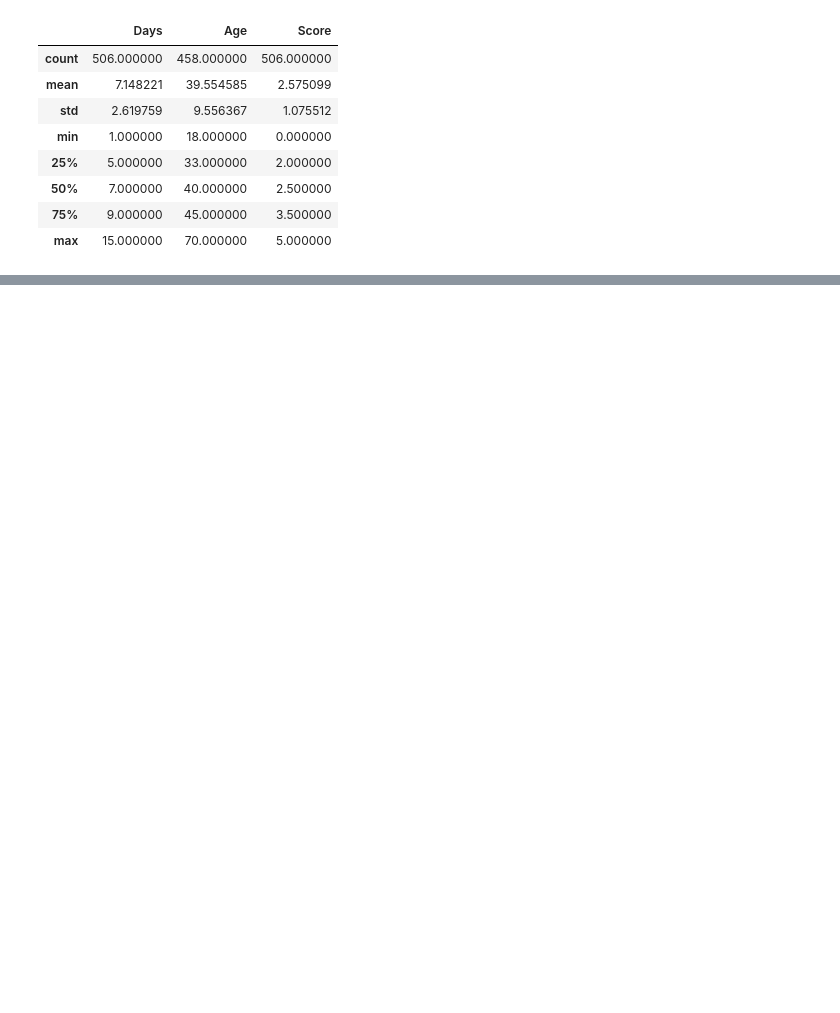
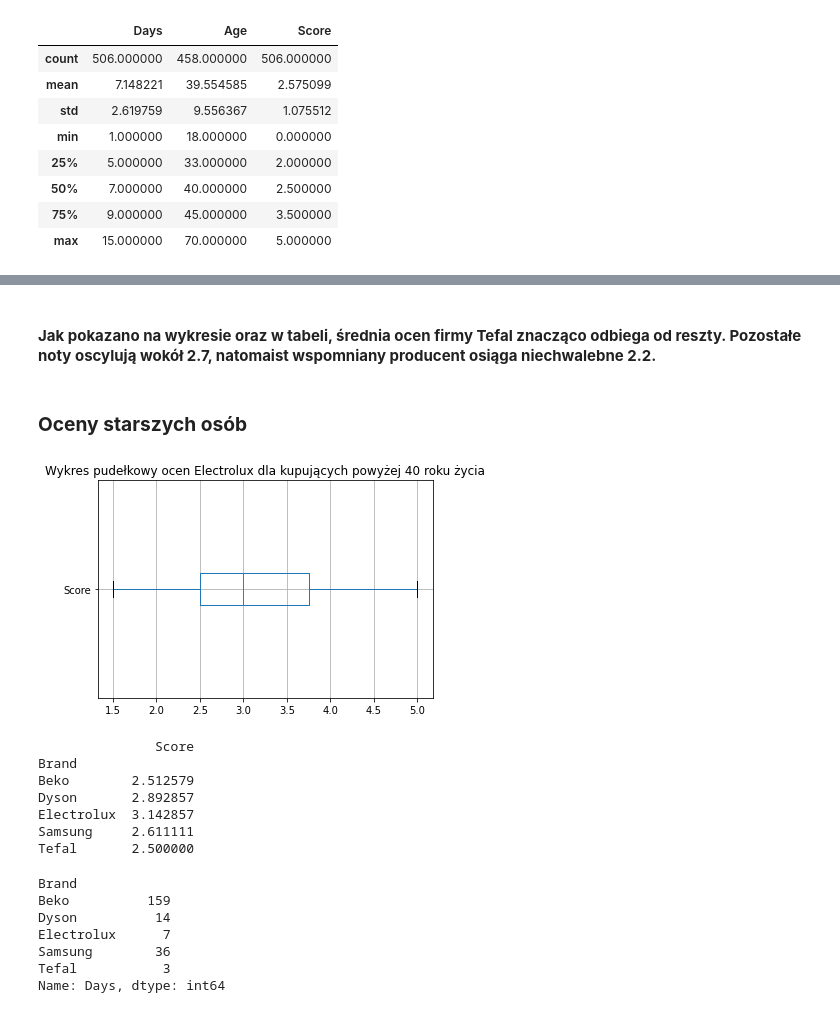
Before and after one commit to karolmusial/AiBD_Karol_Musial, a Jupyter notebook: LAB 6/TIER Protocol Documentations/Documents/The Data Appendix.ipynb, the cells around one changed output, grey strips where cells are left out. Drawn from its saved outputs; the diff is of its cells as text; code cells hidden in the pictures; blank space fills up the shorter version.

```diff
--- a/LAB 6/TIER Protocol Documentations/Documents/The Data Appendix.ipynb
+++ b/LAB 6/TIER Protocol Documentations/Documents/The Data Appendix.ipynb
@@ -77,0 +67,37 @@ Scores
+# %% [markdown]
+#### <b> Jak pokazano na wykresie oraz w tabeli, średnia ocen firmy Tefal znacząco odbiega od reszty. Pozostałe noty oscylują wokół 2.7, natomaist wspomniany producent osiąga niechwalebne 2.2.<b>
+# %% [markdown]
+### <b> Oceny starszych osób <b>
+# %%
+# Nabywcy Electrolux powyżej 40 roku życia
+Older = DF[DF['Age'] > 40]
+Electrolux_Older = Older[Older['Brand'] == 'Electrolux']
+
+# Wykres pudełkowy
+Electrolux_Older[['Score']].boxplot(vert=False)
+plt.title('Wykres pudełkowy ocen Electrolux dla kupujących powyżej 40 roku życia')
+plt.show()
+
+# Tabla obrazująca średnią ocen dla starszych kupujących
+m_sc_old = Older.groupby('Brand')[['Score']].mean()
+print(m_sc_old)
+
+# Tabela pokazująca liczbę zakupów danego producenta dla osób starszych
+ct_old = Older.groupby('Brand')['Days'].count()
+ct_old
+# %% [output]
+[figure, added]
+               Score
+Brand
+Beko        2.512579
+Dyson       2.892857
+Electrolux  3.142857
+Samsung     2.611111
+Tefal       2.500000
+Brand
+Beko          159
+Dyson          14
+Electrolux      7
+Samsung        36
+Tefal           3
+Name: Days, dtype: int64
```
Also changed, not shown: parts of 21 cells of this notebook, 1 other file.
